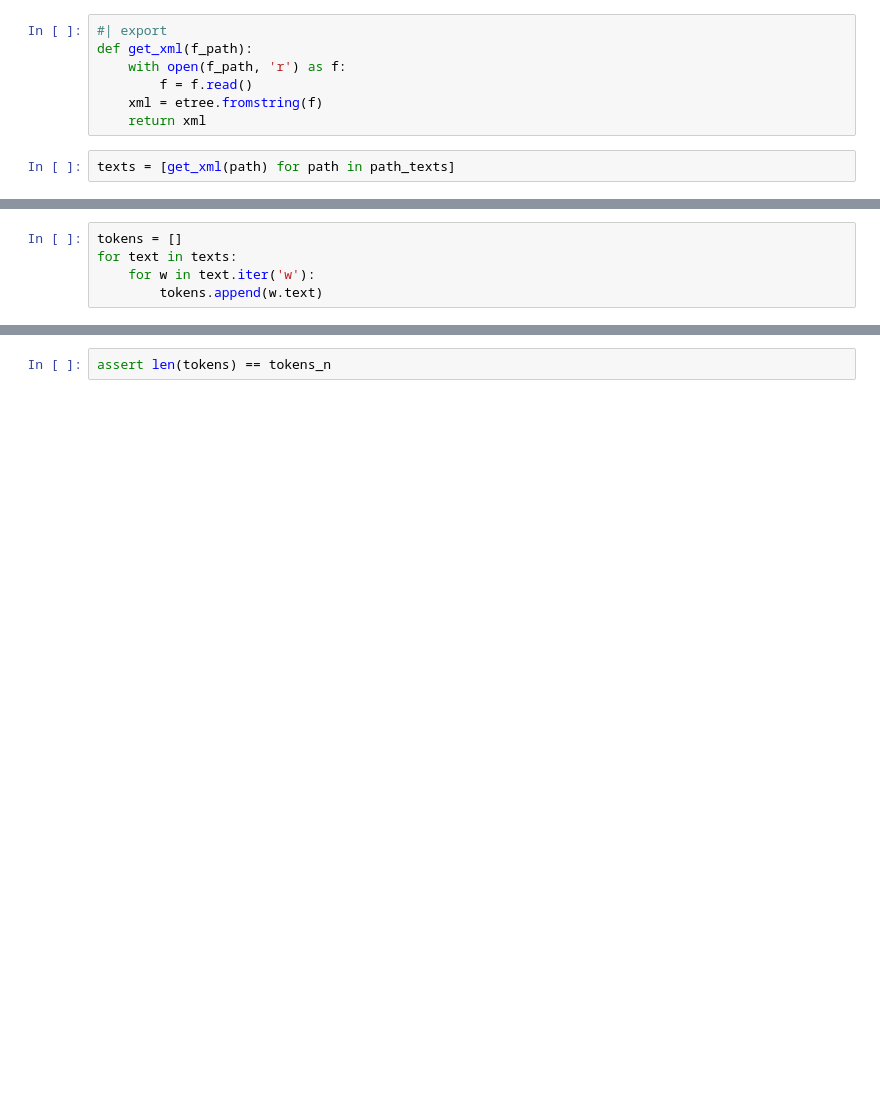
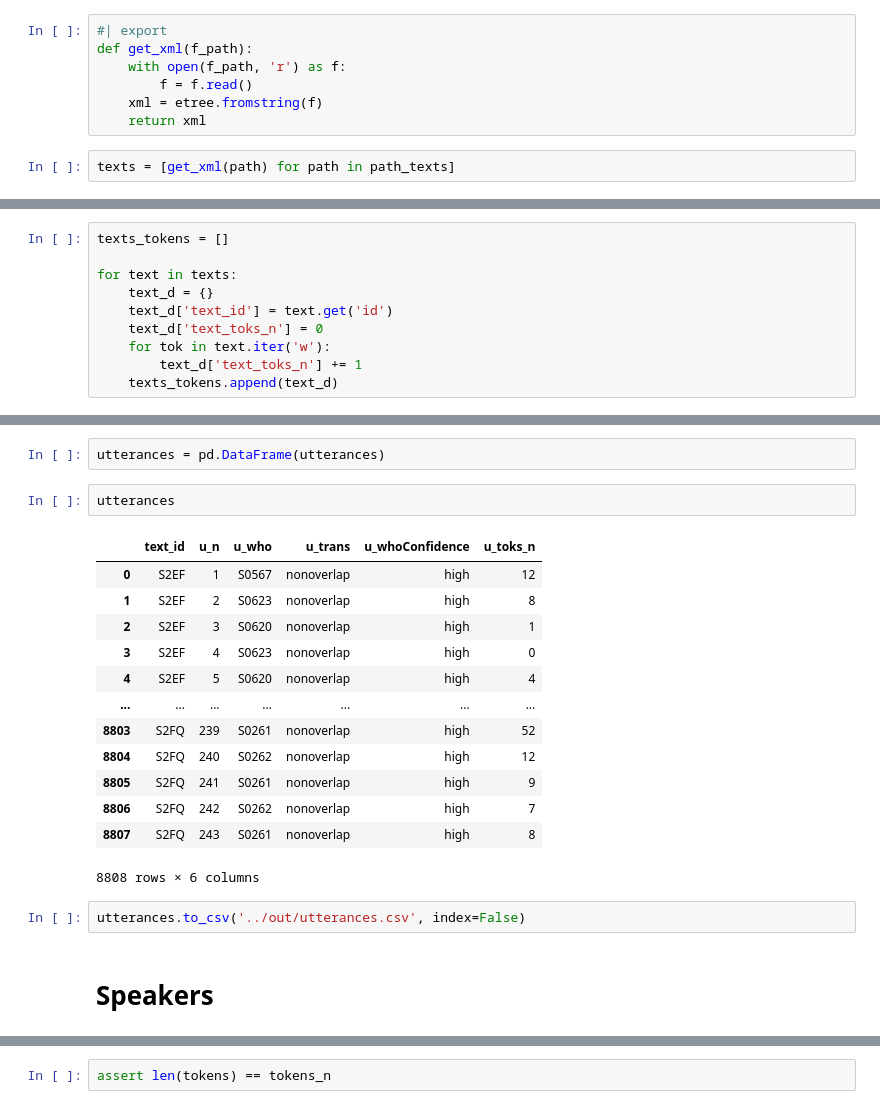
Before and after one commit to wuqui/bncparse, a Jupyter notebook: nbs/index.ipynb, the cells around one changed output, grey strips where cells are left out. Drawn from its saved outputs; the diff is of its cells as text; blank space fills up the shorter version.

```diff
--- a/nbs/index.ipynb
+++ b/nbs/index.ipynb
@@ -205,5 +165,0 @@ if not testing:
-# %%
-tokens = []
-for text in texts:
-    for w in text.iter('w'):
-        tokens.append(w.text)
@@ -257,0 +184,10 @@ tokens.head(50)
+# %%
+texts_tokens = []
+
+for text in texts:
+    text_d = {}
+    text_d['text_id'] = text.get('id')
+    text_d['text_toks_n'] = 0
+    for tok in text.iter('w'):
+        text_d['text_toks_n'] += 1
+    texts_tokens.append(text_d)
@@ -257,0 +249,22 @@ tokens.head(50)
+# %%
+utterances = pd.DataFrame(utterances)
+# %%
+utterances
+# %% [output]
+|  | text_id | u_n | u_who | u_trans | u_whoConfidence | u_toks_n |
+| 0 | S2EF | 1 | S0567 | nonoverlap | high | 12 |
+| 1 | S2EF | 2 | S0623 | nonoverlap | high | 8 |
+| 2 | S2EF | 3 | S0620 | nonoverlap | high | 1 |
+| 3 | S2EF | 4 | S0623 | nonoverlap | high | 0 |
+| 4 | S2EF | 5 | S0620 | nonoverlap | high | 4 |
+| ... | ... | ... | ... | ... | ... | ... |
+| 8803 | S2FQ | 239 | S0261 | nonoverlap | high | 52 |
+| 8804 | S2FQ | 240 | S0262 | nonoverlap | high | 12 |
+| 8805 | S2FQ | 241 | S0261 | nonoverlap | high | 9 |
+| 8806 | S2FQ | 242 | S0262 | nonoverlap | high | 7 |
+| 8807 | S2FQ | 243 | S0261 | nonoverlap | high | 8 |
+8808 rows × 6 columns
+# %%
+utterances.to_csv('../out/utterances.csv', index=False)
+# %% [markdown]
+# Speakers
```
Also changed, not shown: parts of 91 cells of this notebook, 10 other files.
